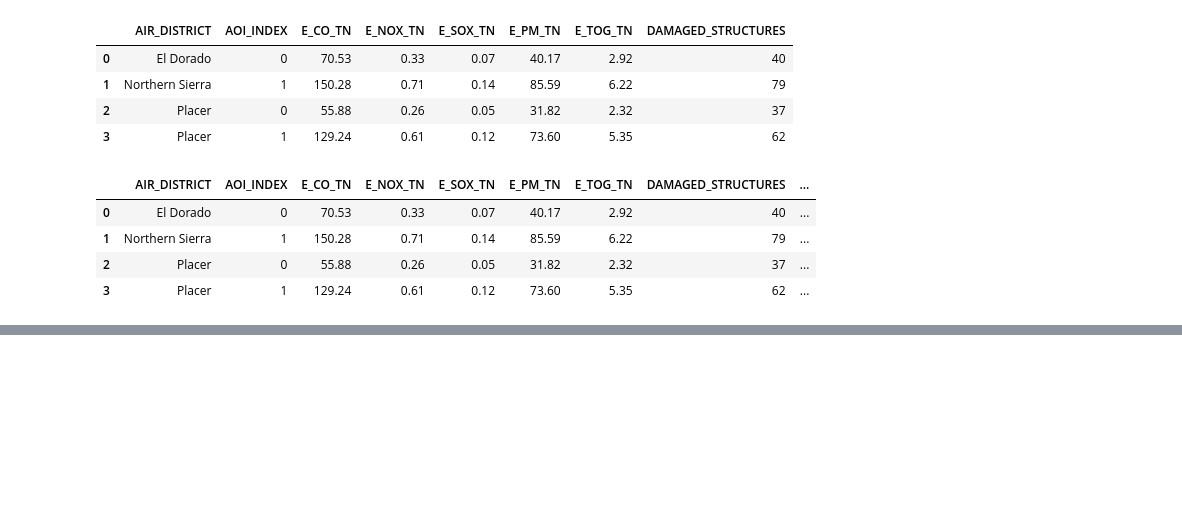
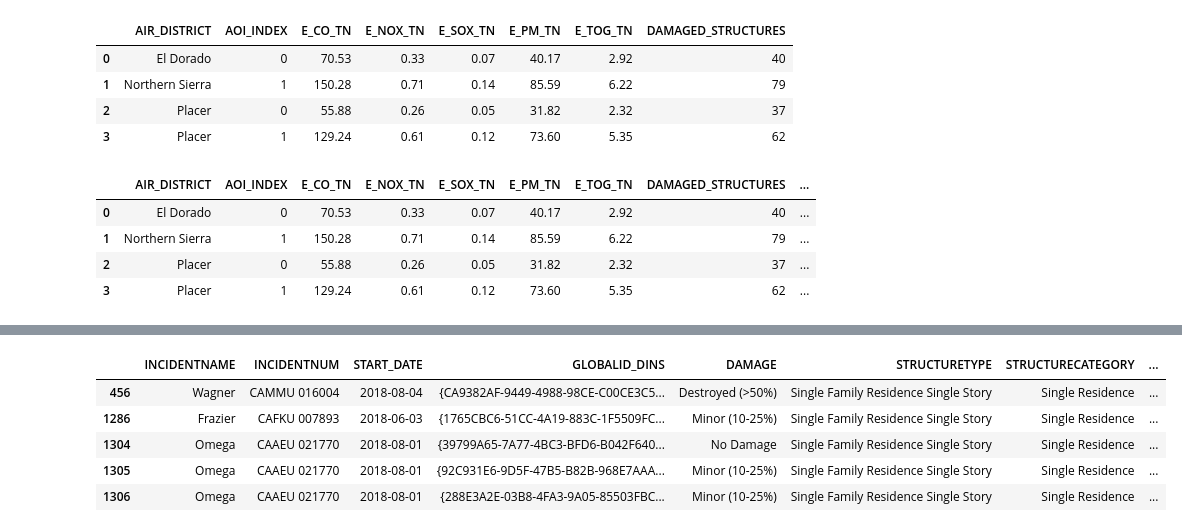
Before and after one commit to gistarrs/sweep_test, a Jupyter notebook: Estimator_Demo.ipynb, the cells around one changed output, grey strips where cells are left out. Saved outputs shown, nothing was run; the diff lists cells and outputs as text; code cells hidden in the pictures; blank space fills up the shorter version.

```diff
--- a/Estimator_Demo.ipynb
+++ b/Estimator_Demo.ipynb
@@ -128,0 +159,9 @@ agg_table_aoi
+# %%
+emissions_gdf_auto.head()
+# %% [output]
+|  | INCIDENTNAME | INCIDENTNUM | START_DATE | GLOBALID_DINS | DAMAGE | STRUCTURETYPE | STRUCTURECATEGORY | ... |
+| 456 | Wagner | CAMMU 016004 | 2018-08-04 | {CA9382AF-9449-4988-98CE-C00CE3C5... | Destroyed (>50%) | Single Family Residence Single Story | Single Residence | ... |
+| 1286 | Frazier | CAFKU 007893 | 2018-06-03 | {1765CBC6-51CC-4A19-883C-1F5509FC... | Minor (10-25%) | Single Family Residence Single Story | Single Residence | ... |
+| 1304 | Omega | CAAEU 021770 | 2018-08-01 | {39799A65-7A77-4BC3-BFD6-B042F640... | No Damage | Single Family Residence Single Story | Single Residence | ... |
+| 1305 | Omega | CAAEU 021770 | 2018-08-01 | {92C931E6-9D5F-47B5-B82B-968E7AAA... | Minor (10-25%) | Single Family Residence Single Story | Single Residence | ... |
+| 1306 | Omega | CAAEU 021770 | 2018-08-01 | {288E3A2E-03B8-4FA3-9A05-85503FBC... | Minor (10-25%) | Single Family Residence Single Story | Single Residence | ... |
```
Also changed, not shown: parts of 8 cells of this notebook, 20 other files.
